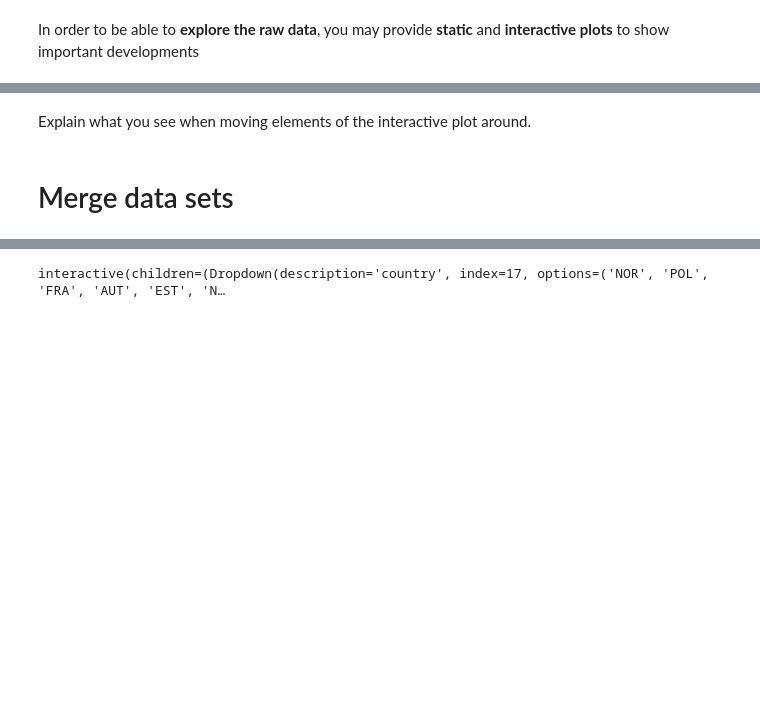
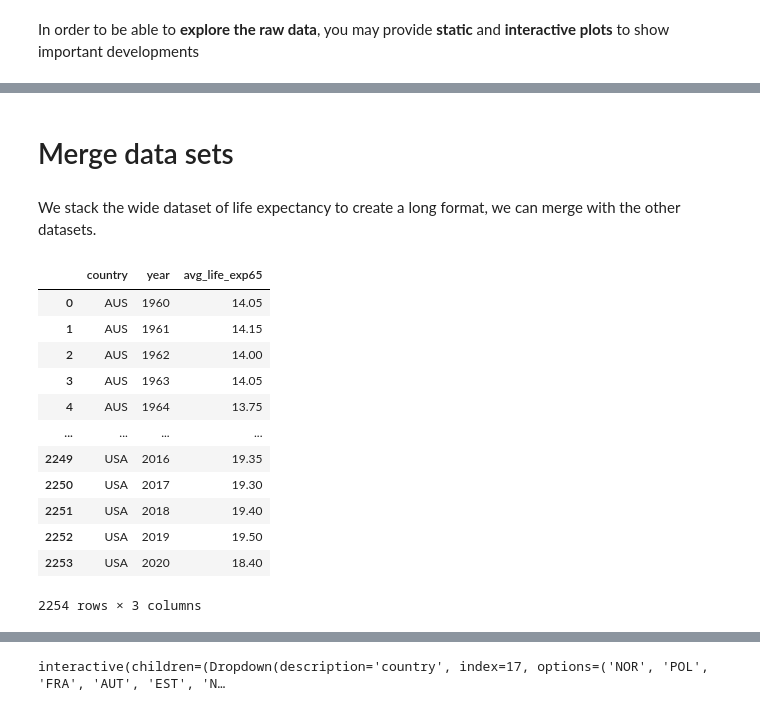
Before and after one commit to NumEconCopenhagen/projects-2023-ida-simone-elin, a Jupyter notebook: dataproject/dataproject.ipynb, the cells around one changed output, grey strips where cells are left out. Cells and saved outputs as stored; diff of their text form; code cells hidden in the pictures; blank space fills up the shorter version.

```diff
--- a/dataproject/dataproject.ipynb
+++ b/dataproject/dataproject.ipynb
@@ -208,7 +231,22 @@ widgets.interact(plot_func,
-# %% [markdown]
-Explain what you see when moving elements of the interactive plot around.
 # %% [markdown]
 # Merge data sets
+# %% [markdown]
+We stack the wide dataset of life expectancy to create a long format, we can merge with the other datasets.
 # %%
-df1 = life_exp_65_wide.stack().reset_index()
-df1.rename(columns={'0':'Average'},inplace=True)
+life_exp_stack = life_exp_65_wide.stack().reset_index()
+life_exp_stack.rename(columns={0:'avg_life_exp65'},inplace=True)
+life_exp_stack
+# %% [output]
+|  | country | year | avg_life_exp65 |
+| 0 | AUS | 1960 | 14.05 |
+| 1 | AUS | 1961 | 14.15 |
+| 2 | AUS | 1962 | 14.00 |
+| 3 | AUS | 1963 | 14.05 |
+| 4 | AUS | 1964 | 13.75 |
+| ... | ... | ... | ... |
+| 2249 | USA | 2016 | 19.35 |
+| 2250 | USA | 2017 | 19.30 |
+| 2251 | USA | 2018 | 19.40 |
+| 2252 | USA | 2019 | 19.50 |
+| 2253 | USA | 2020 | 18.40 |
+2254 rows × 3 columns
```
Also changed, not shown: parts of 32 cells of this notebook, 1 other file.
